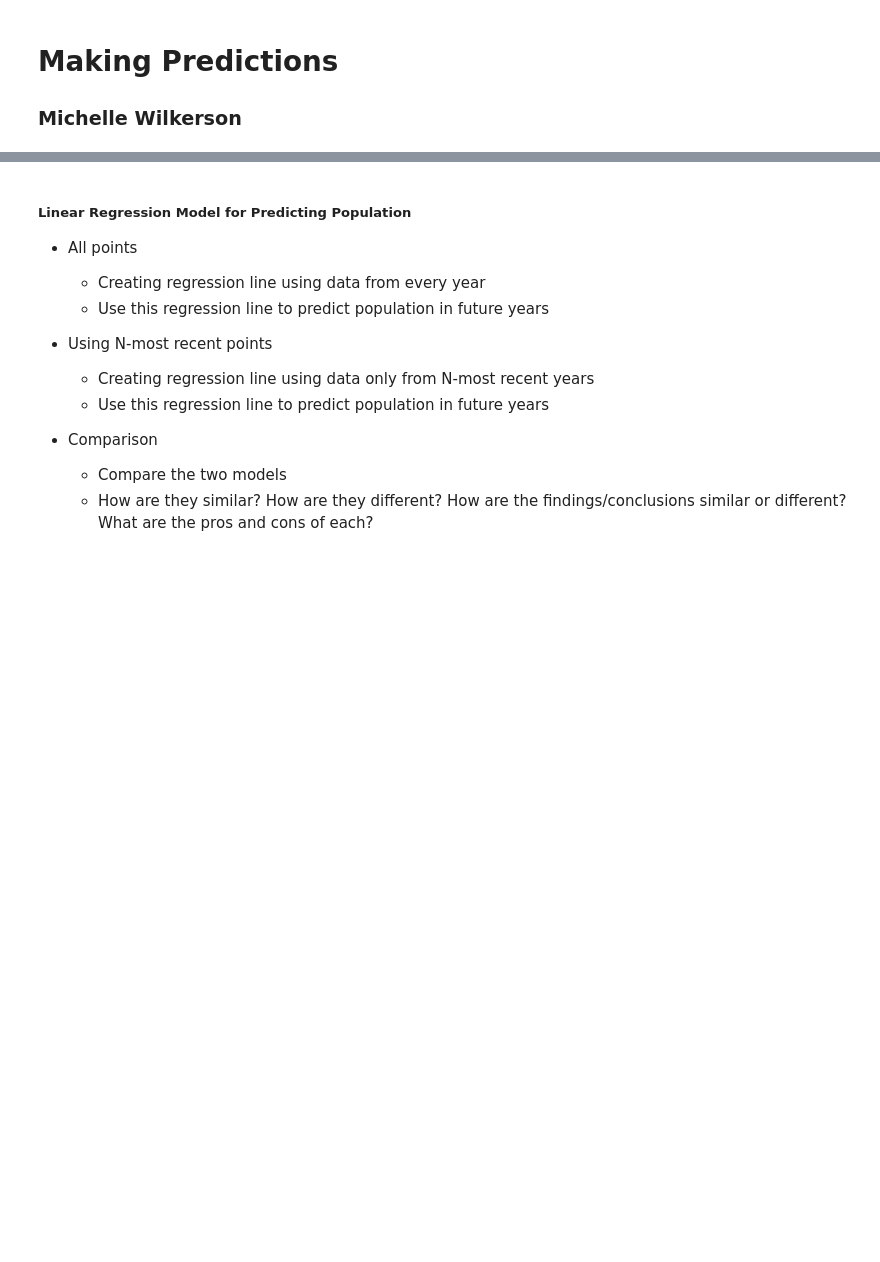
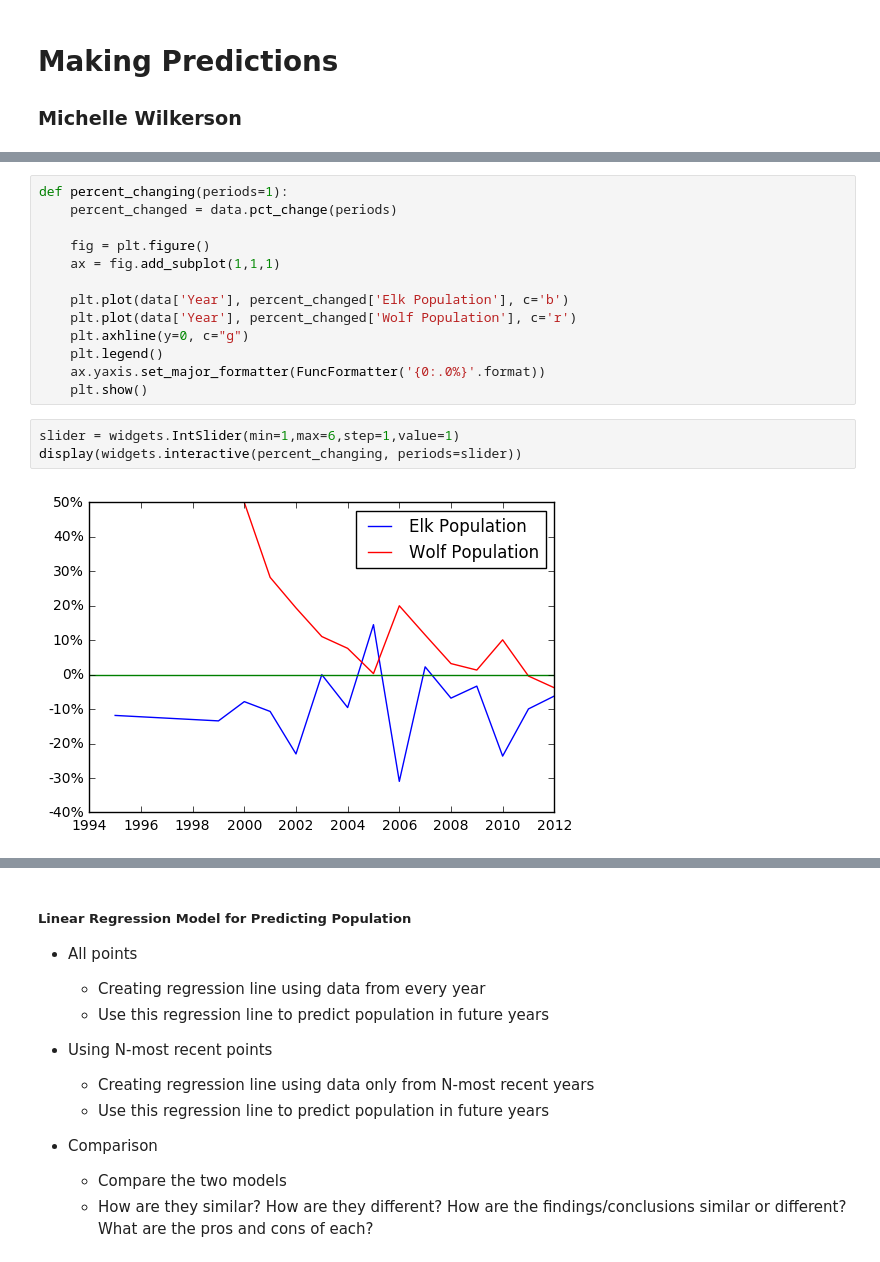
Before and after one commit to ds-modules/EDUC-223B, a Jupyter notebook: Prediction.ipynb, the cells around one changed output, grey strips where cells are left out. Saved outputs shown, nothing was run; the diff lists cells and outputs as text; blank space fills up the shorter version.

```diff
--- a/Prediction.ipynb
+++ b/Prediction.ipynb
@@ -17,0 +97,18 @@
+# %%
+def percent_changing(periods=1):
+    percent_changed = data.pct_change(periods)
+
+    fig = plt.figure()
+    ax = fig.add_subplot(1,1,1)
+
+    plt.plot(data['Year'], percent_changed['Elk Population'], c='b')
+    plt.plot(data['Year'], percent_changed['Wolf Population'], c='r')
+    plt.axhline(y=0, c="g")
+    plt.legend()
+    ax.yaxis.set_major_formatter(FuncFormatter('{0:.0%}'.format))
+    plt.show()
+# %%
+slider = widgets.IntSlider(min=1,max=6,step=1,value=1)
+display(widgets.interactive(percent_changing, periods=slider))
+# %% [output]
+[figure, added]
```
Also changed, not shown: parts of 23 cells of this notebook.
